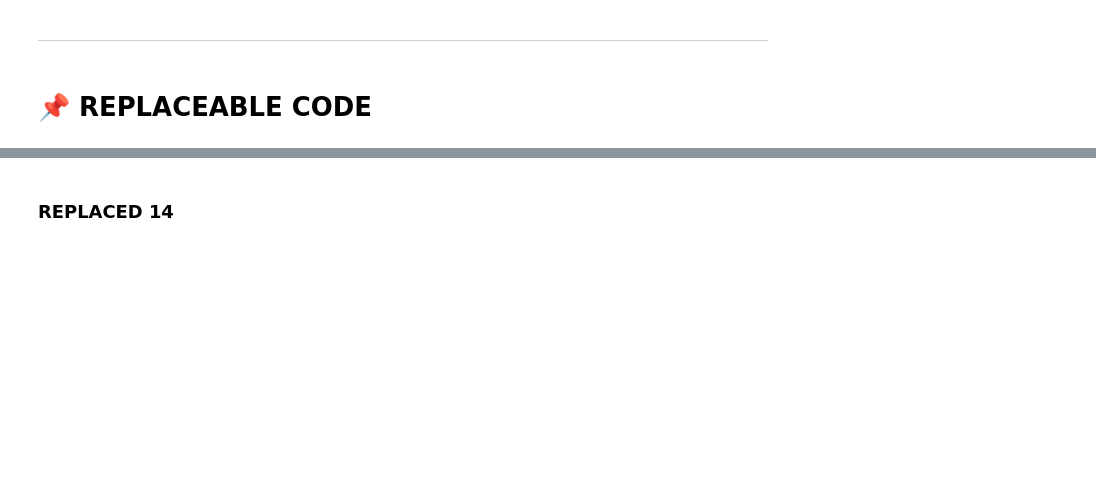
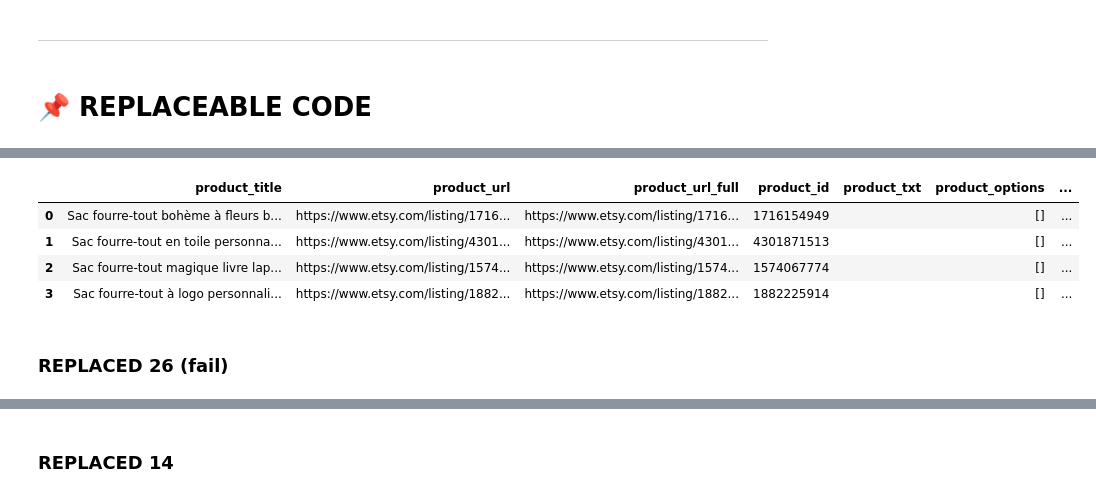
Before and after one commit to samia-boubaya/project_03-Etsy-POD-Trends, a Jupyter notebook: notebooks/SCRAPER.ipynb, the cells around one changed output, grey strips where cells are left out. Saved outputs shown, nothing was run; the diff lists cells and outputs as text; code cells hidden in the pictures; blank space fills up the shorter version.

```diff
--- a/notebooks/SCRAPER.ipynb
+++ b/notebooks/SCRAPER.ipynb
@@ -202,0 +1116,10 @@ All of the product Reviews `Comment`, `Rating`, and `Date` when each review was
+# %%
+df.head()
+# %% [output]
+|  | product_title | product_url | product_url_full | product_id | product_txt | product_options | ... |
+| 0 | Sac fourre-tout bohème à fleurs b... | https://www.etsy.com/listing/1716... | https://www.etsy.com/listing/1716... | 1716154949 |  | [] | ... |
+| 1 | Sac fourre-tout en toile personna... | https://www.etsy.com/listing/4301... | https://www.etsy.com/listing/4301... | 4301871513 |  | [] | ... |
+| 2 | Sac fourre-tout magique livre lap... | https://www.etsy.com/listing/1574... | https://www.etsy.com/listing/1574... | 1574067774 |  | [] | ... |
+| 3 | Sac fourre-tout à logo personnali... | https://www.etsy.com/listing/1882... | https://www.etsy.com/listing/1882... | 1882225914 |  | [] | ... |
+# %% [markdown]
+### REPLACED 26 (fail)
```
Also changed, not shown: parts of 31 cells of this notebook, 11 other files.
